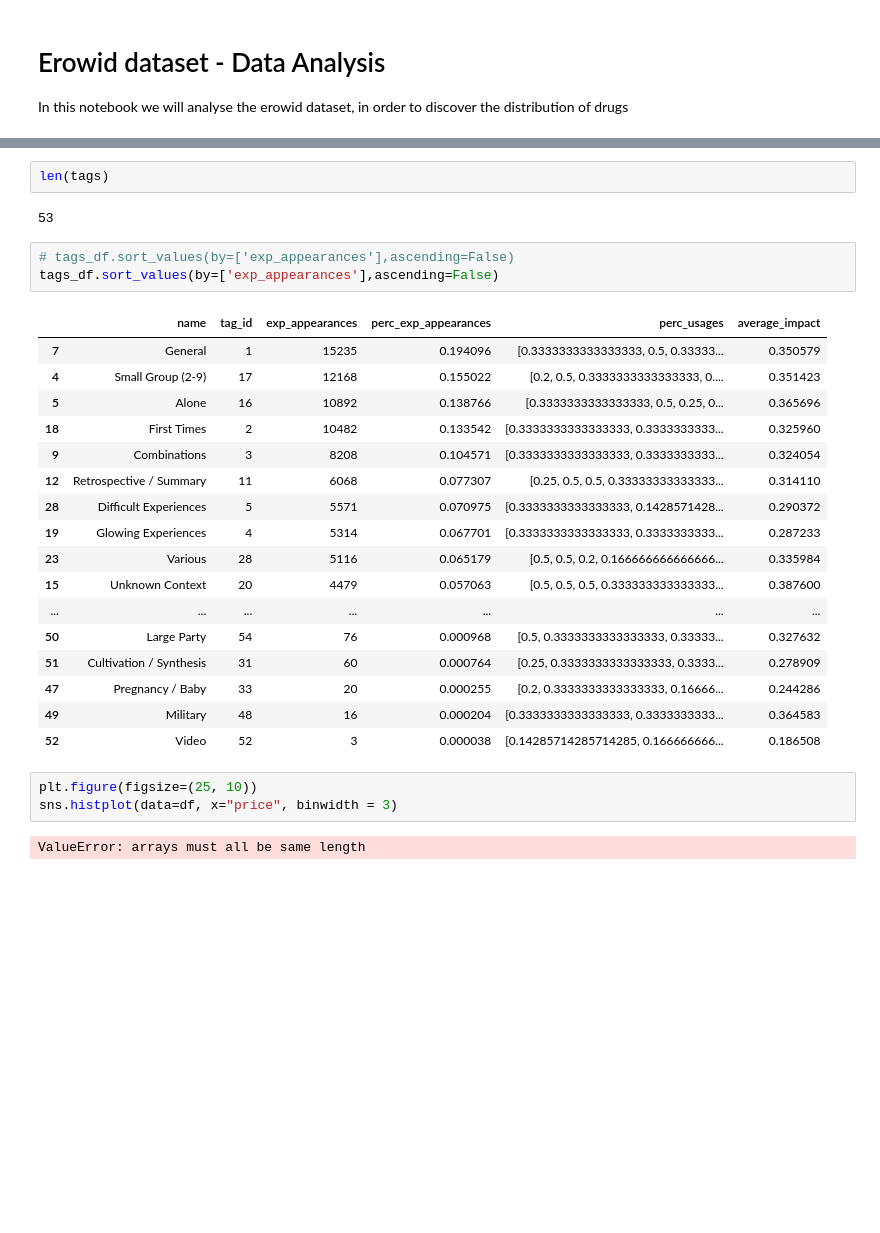
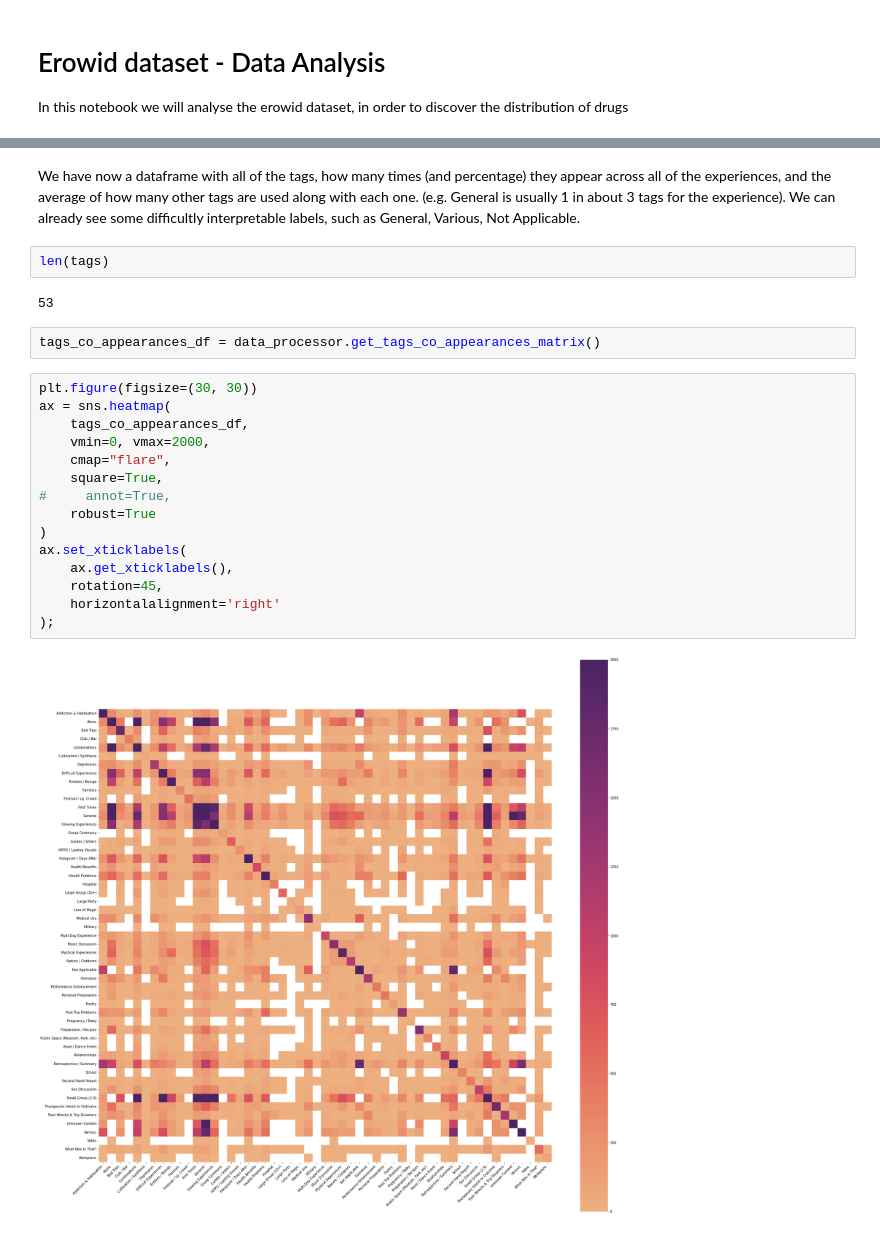
Before and after one commit to albertocarot1/drugs-satisfaction, a Jupyter notebook: notebooks/Erowid data analysis.ipynb, the cells around one changed output, grey strips where cells are left out. Saved outputs shown, nothing was run; the diff lists cells and outputs as text; blank space fills up the shorter version.

Commit message:
add object and notebook tags co appearances matrix, and relative heatmap

```diff
--- a/notebooks/Erowid data analysis.ipynb
+++ b/notebooks/Erowid data analysis.ipynb
@@ -41,30 +45,25 @@ tags_df.set_index('tag_id')
+# %% [markdown]
+We have now a dataframe with all of the tags, how many times (and percentage) they appear across all of the experiences, and the average of how many other tags are used along with each one. (e.g. General is usually 1 in about 3 tags for the experience). We can already see some difficultly interpretable labels, such as General, Various, Not Applicable.
 # %%
 len(tags)
 # %% [output]
 53
-# %%
-# tags_df.sort_values(by=['exp_appearances'],ascending=False)
-tags_df.sort_values(by=['exp_appearances'],ascending=False)
-# %% [output]
-|  | name | tag_id | exp_appearances | perc_exp_appearances | perc_usages | average_impact |
-| 7 | General | 1 | 15235 | 0.194096 | [0.3333333333333333, 0.5, 0.33333... | 0.350579 |
-| 4 | Small Group (2-9) | 17 | 12168 | 0.155022 | [0.2, 0.5, 0.3333333333333333, 0.... | 0.351423 |
-| 5 | Alone | 16 | 10892 | 0.138766 | [0.3333333333333333, 0.5, 0.25, 0... | 0.365696 |
-| 18 | First Times | 2 | 10482 | 0.133542 | [0.3333333333333333, 0.3333333333... | 0.325960 |
-| 9 | Combinations | 3 | 8208 | 0.104571 | [0.3333333333333333, 0.3333333333... | 0.324054 |
-| 12 | Retrospective / Summary | 11 | 6068 | 0.077307 | [0.25, 0.5, 0.5, 0.33333333333333... | 0.314110 |
-| 28 | Difficult Experiences | 5 | 5571 | 0.070975 | [0.3333333333333333, 0.1428571428... | 0.290372 |
-| 19 | Glowing Experiences | 4 | 5314 | 0.067701 | [0.3333333333333333, 0.3333333333... | 0.287233 |
-| 23 | Various | 28 | 5116 | 0.065179 | [0.5, 0.5, 0.2, 0.166666666666666... | 0.335984 |
-| 15 | Unknown Context | 20 | 4479 | 0.057063 | [0.5, 0.5, 0.5, 0.333333333333333... | 0.387600 |
-| ... | ... | ... | ... | ... | ... | ... |
-| 50 | Large Party | 54 | 76 | 0.000968 | [0.5, 0.3333333333333333, 0.33333... | 0.327632 |
-| 51 | Cultivation / Synthesis | 31 | 60 | 0.000764 | [0.25, 0.3333333333333333, 0.3333... | 0.278909 |
-| 47 | Pregnancy / Baby | 33 | 20 | 0.000255 | [0.2, 0.3333333333333333, 0.16666... | 0.244286 |
-| 49 | Military | 48 | 16 | 0.000204 | [0.3333333333333333, 0.3333333333... | 0.364583 |
-| 52 | Video | 52 | 3 | 0.000038 | [0.14285714285714285, 0.166666666... | 0.186508 |
-# %%
-plt.figure(figsize=(25, 10))
-sns.histplot(data=df, x="price", binwidth = 3)
-# %% [output]
-ValueError: arrays must all be same length
+# %%
+tags_co_appearances_df = data_processor.get_tags_co_appearances_matrix()
+# %%
+plt.figure(figsize=(30, 30))
+ax = sns.heatmap(
+    tags_co_appearances_df,
+    vmin=0, vmax=2000,
+    cmap="flare",
+    square=True,
+#     annot=True,
+    robust=True
+)
+ax.set_xticklabels(
+    ax.get_xticklabels(),
+    rotation=45,
+    horizontalalignment='right'
+);
+# %% [output]
+[figure, added]
```
Also changed, not shown: parts of 5 cells of this notebook, 3 other files.
